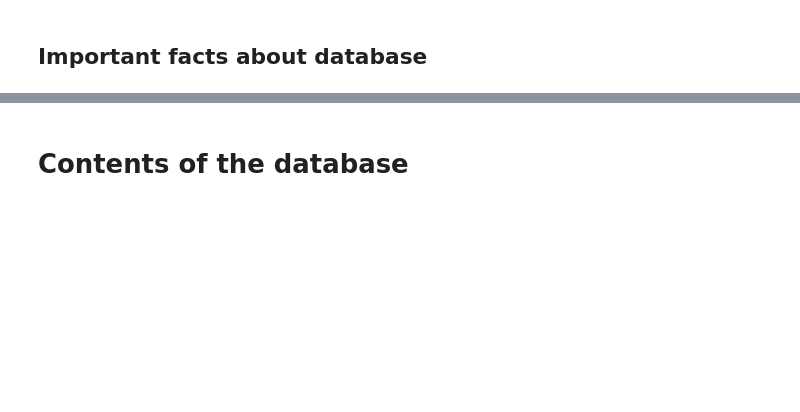
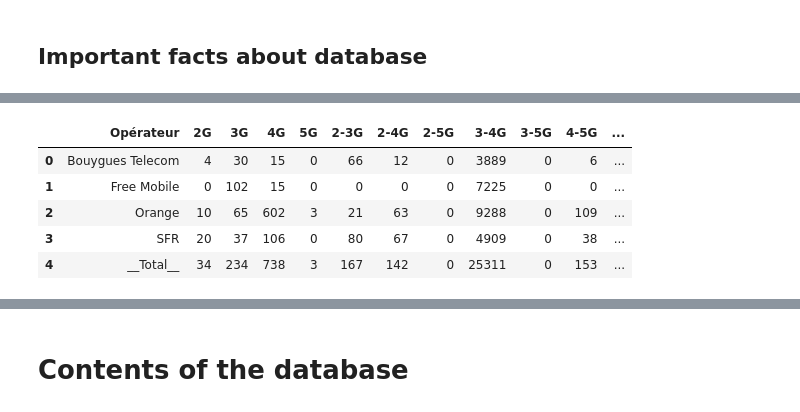
Before and after one commit to pmehaud/internship_cvut_2024, a Jupyter notebook: data_analysis/data_analysis.ipynb, the cells around one changed output, grey strips where cells are left out. Saved outputs shown, nothing was run; the diff lists cells and outputs as text; code cells hidden in the pictures; blank space fills up the shorter version.

```diff
--- a/data_analysis/data_analysis.ipynb
+++ b/data_analysis/data_analysis.ipynb
@@ -96,0 +152,40 @@ print(nb_sit_5g)
+# %%
+def create_tmp(cmb: combinations):
+    tmp = list(range(2, 6))
+    for rm_tmp in cmb:
+        tmp.remove(rm_tmp)
+
+    return tmp
+# %%
+# for nb_comb in range(2, 5):
+for cmb in combinations(range(2, 6), 2):
+    tmp = create_tmp(cmb)
+    for pro in providers:
+        df_proAndTechno.loc[df_proAndTechno['Opérateur']==pro, f"{cmb[0]}-{cmb[1]}G"] = sum(df.loc[(df[f"site_{tmp[0]}g"]==0) & (df[f"site_{tmp[1]}g"]==0) & (df[f"site_{cmb[0]}g"]==1) & (df[f"site_{cmb[1]}g"]==1) & (df['nom_op']==pro), f"site_{cmb[0]}g"])
+    df_proAndTechno.loc[df_proAndTechno['Opérateur']==total_bold, f"{cmb[0]}-{cmb[1]}G"] = sum(df_proAndTechno[f"{cmb[0]}-{cmb[1]}G"][:-1])
+
+for cmb in combinations(range(2, 6), 3):
+    tmp = create_tmp(cmb)
+    for pro in providers:
+        df_proAndTechno.loc[df_proAndTechno['Opérateur']==pro, f"{cmb[0]}-{cmb[1]}-{cmb[2]}G"] = sum(df.loc[(df[f"site_{tmp[0]}g"]==0) & (df[f"site_{cmb[0]}g"]==1) & (df[f"site_{cmb[1]}g"]==1) & (df[f"site_{cmb[2]}g"]==1) & (df['nom_op']==pro), f"site_{cmb[0]}g"])
+    df_proAndTechno.loc[df_proAndTechno['Opérateur']==total_bold, f"{cmb[0]}-{cmb[1]}-{cmb[2]}G"] = sum(df_proAndTechno[f"{cmb[0]}-{cmb[1]}-{cmb[2]}G"][:-1])
+
+for cmb in combinations(range(2, 6), 4):
+    tmp = create_tmp(cmb)
+    for pro in providers:
+        df_proAndTechno.loc[df_proAndTechno['Opérateur']==pro, f"{cmb[0]}-{cmb[1]}-{cmb[2]}-{cmb[3]}G"] = sum(df.loc[(df[f"site_{cmb[0]}g"]==1) & (df[f"site_{cmb[1]}g"]==1) & (df[f"site_{cmb[2]}g"]==1) & (df[f"site_{cmb[3]}g"]==1) & (df['nom_op']==pro), f"site_{cmb[0]}g"])
+    df_proAndTechno.loc[df_proAndTechno['Opérateur']==total_bold, f"{cmb[0]}-{cmb[1]}-{cmb[2]}-{cmb[3]}G"] = sum(df_proAndTechno[f"{cmb[0]}-{cmb[1]}-{cmb[2]}-{cmb[3]}G"][:-1])
+# %%
+for i in df_proAndTechno.columns[1:]:
+    df_proAndTechno[i] = df_proAndTechno[i].astype(int)
+# %%
+df_proAndTechno["Total"] = df_proAndTechno[df_proAndTechno.columns[1:]].sum(axis=1)
+# %%
+df_proAndTechno
+# %% [output]
+|  | Opérateur | 2G | 3G | 4G | 5G | 2-3G | 2-4G | 2-5G | 3-4G | 3-5G | 4-5G | ... |
+| 0 | Bouygues Telecom | 4 | 30 | 15 | 0 | 66 | 12 | 0 | 3889 | 0 | 6 | ... |
+| 1 | Free Mobile | 0 | 102 | 15 | 0 | 0 | 0 | 0 | 7225 | 0 | 0 | ... |
+| 2 | Orange | 10 | 65 | 602 | 3 | 21 | 63 | 0 | 9288 | 0 | 109 | ... |
+| 3 | SFR | 20 | 37 | 106 | 0 | 80 | 67 | 0 | 4909 | 0 | 38 | ... |
+| 4 | __Total__ | 34 | 234 | 738 | 3 | 167 | 142 | 0 | 25311 | 0 | 153 | ... |
```
Also changed, not shown: parts of 18 cells of this notebook, 1 other file.
